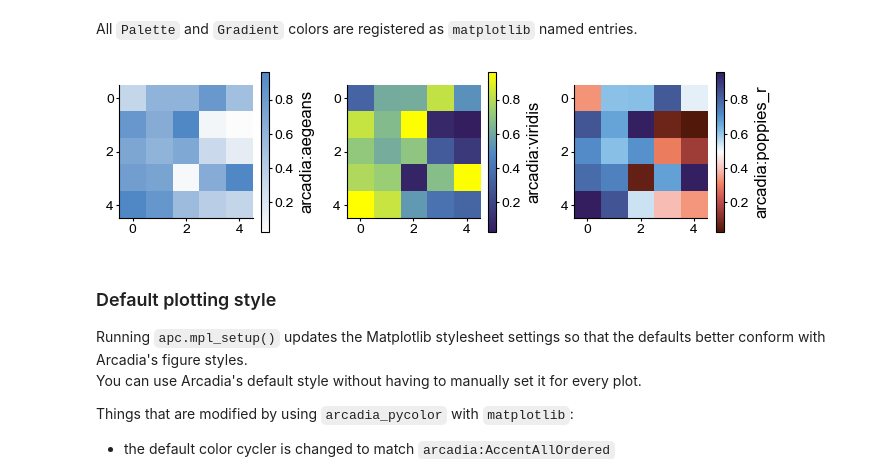
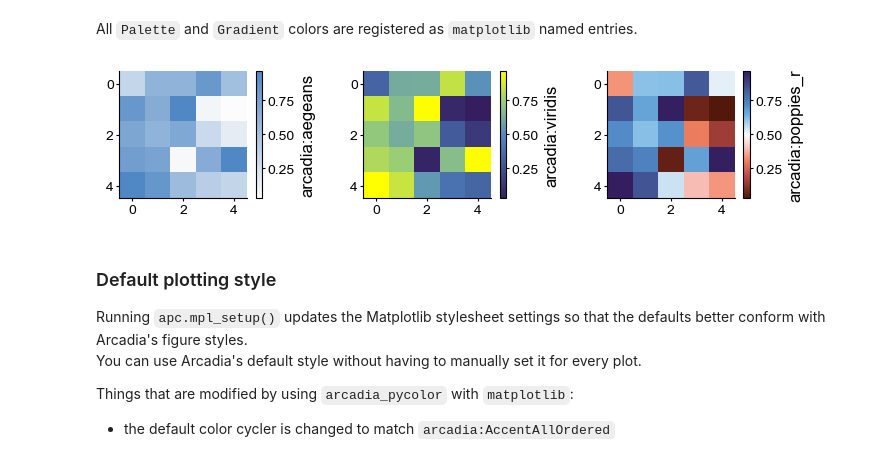
Before and after one commit to Arcadia-Science/arcadia-pycolor, a Jupyter notebook: README.ipynb, the cells around one changed output. Drawn from its saved outputs; the diff is of its cells as text; code cells hidden in the pictures.

```diff
--- a/README.ipynb
+++ b/README.ipynb
@@ -239,19 +239,19 @@ All `Palette` and `Gradient` colors are registered as `matplotlib` named entries
 # %%
 prng = np.random.RandomState(20230710)
 random_sample_1 = prng.random_sample(size = (5, 5))
 
-fig, axs = plt.subplots(1, 3, figsize = (7, 2))
+cmaps = ['arcadia:aegeans', 'arcadia:viridis', 'arcadia:poppies_r']
 
-cmaps = ['arcadia:aegeans', 'arcadia:viridis', 'arcadia:poppies_r']
+fig, axs = plt.subplots(1, len(cmaps), figsize = (2.5 * len(cmaps), 1.8))
 
 for cmap, ax in zip(cmaps, axs):
     im = ax.imshow(random_sample_1, cmap = cmap)
     plt.colorbar(im, label = cmap)
 
 plt.tight_layout()
 plt.show()
 # %% [output]
-[figure, old version]
+[figure, new version]
 # %% [markdown]
 ### Default plotting style
 
```
Also changed, not shown: parts of 13 cells of this notebook, 2 other files.
